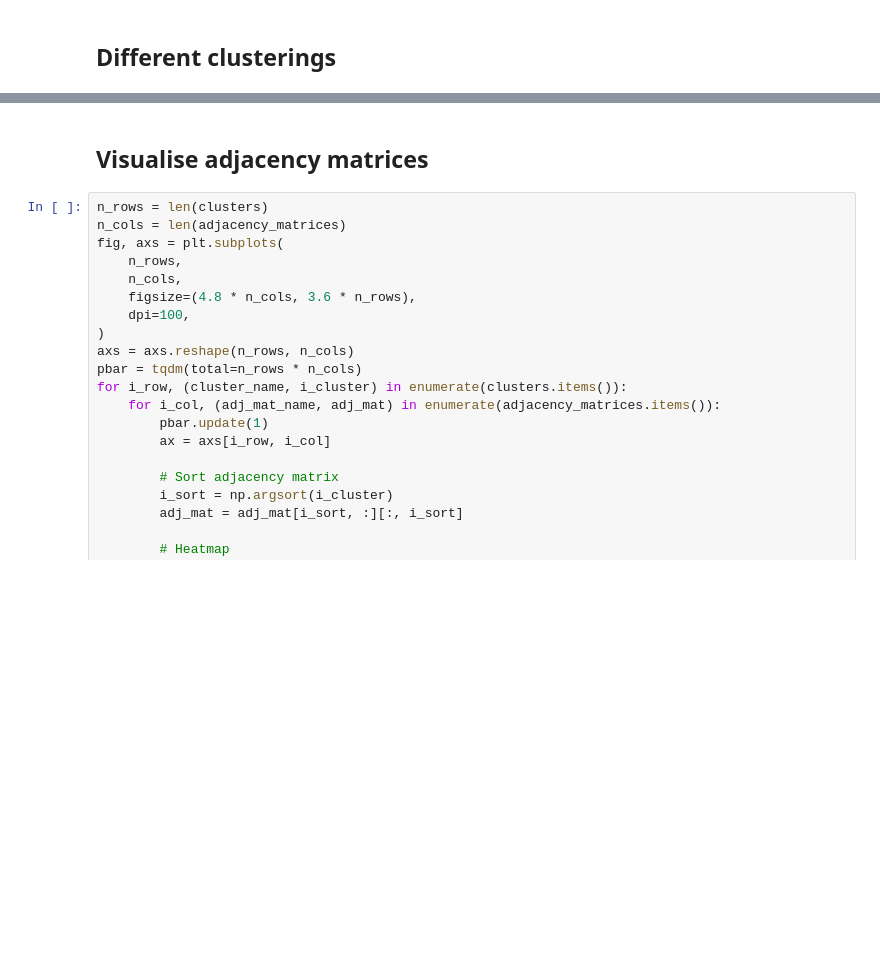
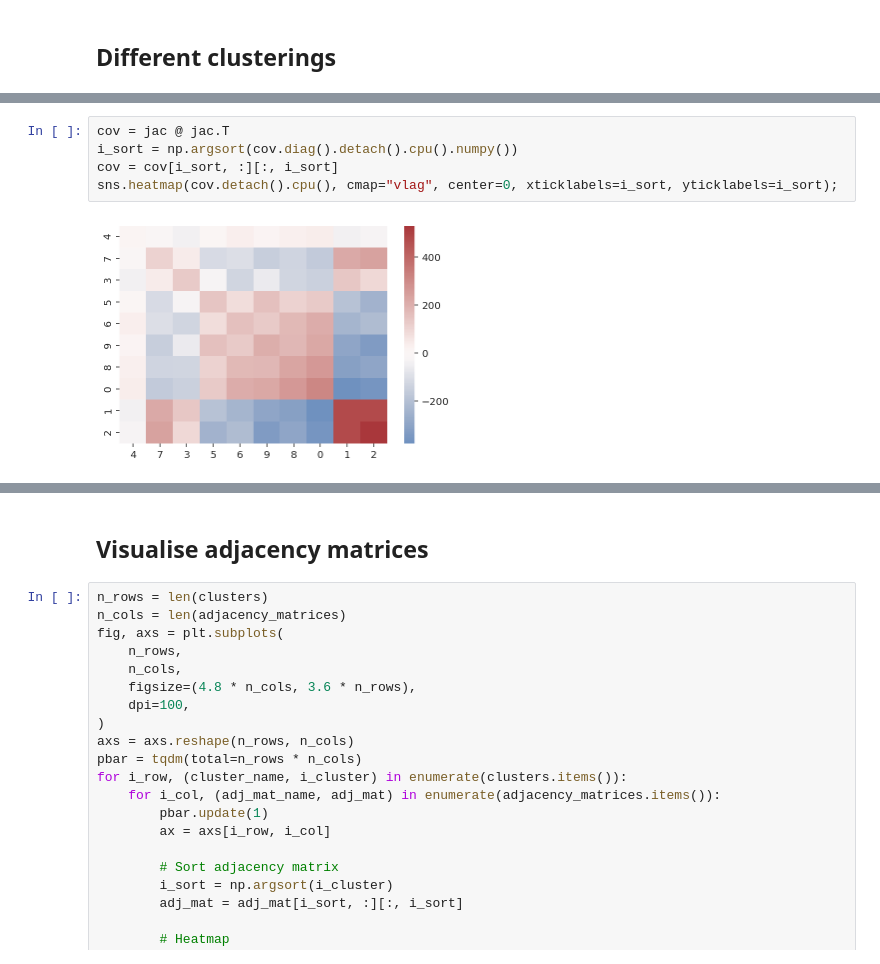
Before and after one commit to VRehnberg/pairwise_modularity, a Jupyter notebook: pairwise_similarity_modularity.ipynb, the cells around one changed output, grey strips where cells are left out. Saved outputs shown, nothing was run; the diff lists cells and outputs as text; blank space fills up the shorter version.

```diff
--- a/pairwise_similarity_modularity.ipynb
+++ b/pairwise_similarity_modularity.ipynb
@@ -541,0 +592,7 @@ clusters["Random"] = np.random.randint(0, n_clusters, n_activations)
+# %%
+cov = jac @ jac.T
+i_sort = np.argsort(cov.diag().detach().cpu().numpy())
+cov = cov[i_sort, :][:, i_sort]
+sns.heatmap(cov.detach().cpu(), cmap="vlag", center=0, xticklabels=i_sort, yticklabels=i_sort);
+# %% [output]
+[figure, added]
```
Also changed, not shown: parts of 22 cells of this notebook.
